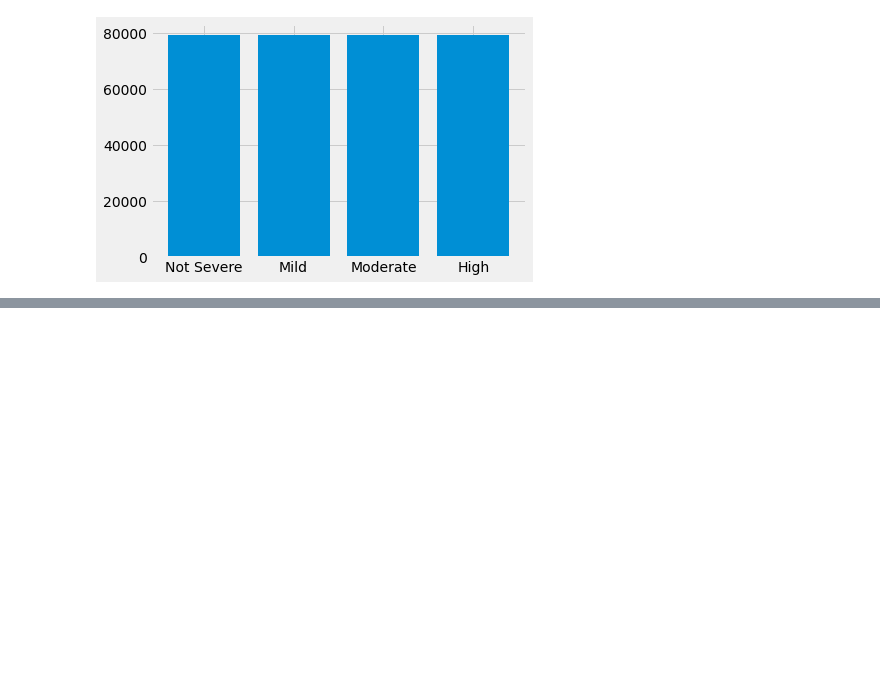
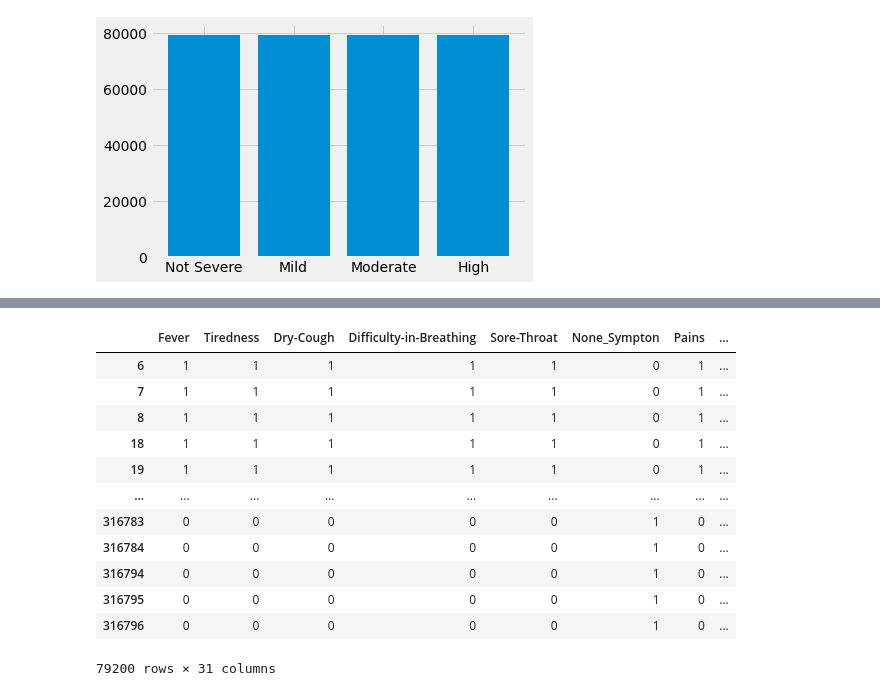
Before and after one commit to RamyaNagarajan88/Covid_Sample_Detection, a Jupyter notebook: main.ipynb, the cells around one changed output, grey strips where cells are left out. Drawn from its saved outputs; the diff is of its cells as text; code cells hidden in the pictures; blank space fills up the shorter version.

```diff
--- a/main.ipynb
+++ b/main.ipynb
@@ -93,7 +93,7 @@ plt.show()
 # %% [output]
 [figure]
 # %%
-data.drop(columns=['Severity_None','Severity_Mild','Severity_Moderate','Severity_Severe'],inplace=True)
+data.drop(columns=['Severity_None','Severity_Mild','Severity_Moderate','Severity_Severe','None_Experiencing'],inplace=True)
 # %%
 data.columns
 # %% [output]
@@ -121,3 +106,0 @@ Name: Country, dtype: int64
-# %%
-country_dict={'France':0,'Germany':1,'Italy':2,'China':3,'Iran':4,'Spain':5,'Republic of Korean':6,'UAE':7,'Other-EUR':8,'Other':9}
-data['Country']=data['Country'].map(country_dict)
@@ -125,0 +107,2 @@ high_severe=data.loc[data['Severity']==3]
+# %%
+data=(pd.concat([data,pd.get_dummies(data['Country'],prefix='country')],axis=1,join='inner')).drop(columns=['Country'])
@@ -125,0 +119,21 @@ high_severe=data.loc[data['Severity']==3]
+# %%
+high_severe=data.loc[data['Severity']==3].drop(columns=['Severity'])
+moderate_severe=data.loc[data['Severity']==2].drop(columns=['Severity'])
+mild_severe=data.loc[data['Severity']==1].drop(columns=['Severity'])
+not_severe=data.loc[data['Severity']==0].drop(columns=['Severity'])
+# %%
+high_severe
+# %% [output]
+|  | Fever | Tiredness | Dry-Cough | Difficulty-in-Breathing | Sore-Throat | None_Sympton | Pains | ... |
+| 6 | 1 | 1 | 1 | 1 | 1 | 0 | 1 | ... |
+| 7 | 1 | 1 | 1 | 1 | 1 | 0 | 1 | ... |
+| 8 | 1 | 1 | 1 | 1 | 1 | 0 | 1 | ... |
+| 18 | 1 | 1 | 1 | 1 | 1 | 0 | 1 | ... |
+| 19 | 1 | 1 | 1 | 1 | 1 | 0 | 1 | ... |
+| ... | ... | ... | ... | ... | ... | ... | ... | ... |
+| 316783 | 0 | 0 | 0 | 0 | 0 | 1 | 0 | ... |
+| 316784 | 0 | 0 | 0 | 0 | 0 | 1 | 0 | ... |
+| 316794 | 0 | 0 | 0 | 0 | 0 | 1 | 0 | ... |
+| 316795 | 0 | 0 | 0 | 0 | 0 | 1 | 0 | ... |
+| 316796 | 0 | 0 | 0 | 0 | 0 | 1 | 0 | ... |
+79200 rows × 31 columns
```
Also changed, not shown: parts of 6 cells of this notebook.
